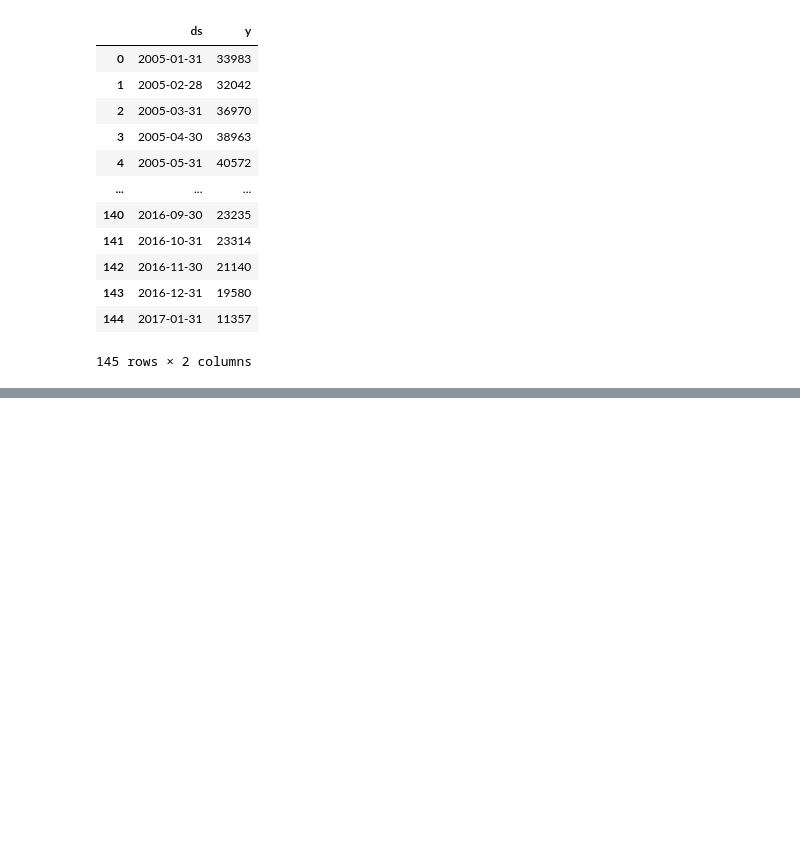
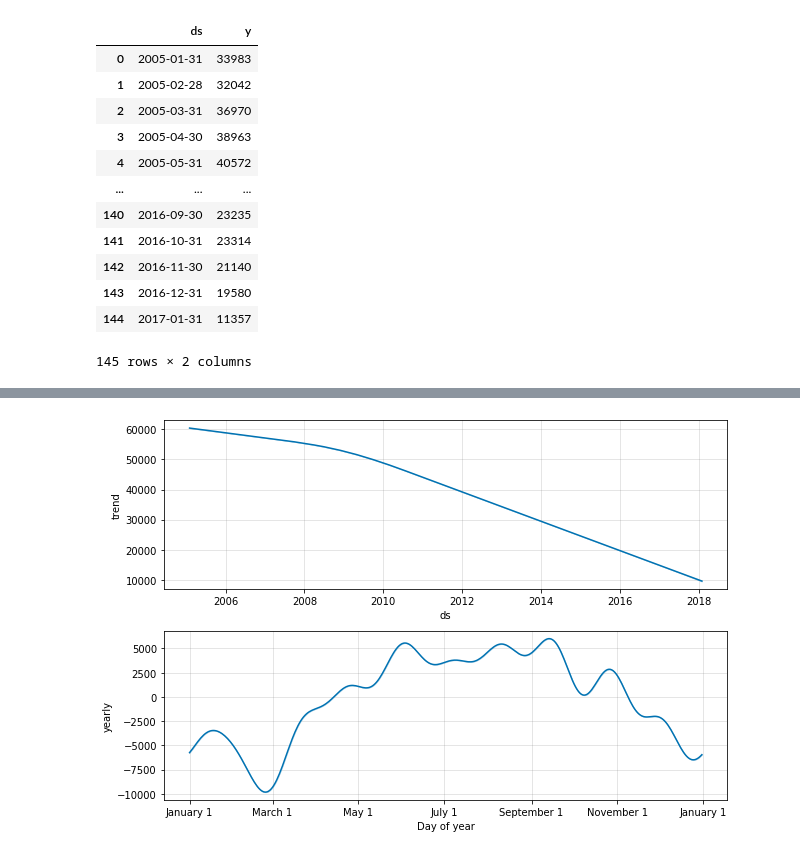
Before and after one commit to Hoangvo92/Machine-Learning-Practice-Projects, a Jupyter notebook: predictCrimeRateChicago/predict_crime_rate_in_chicago.ipynb, the cells around one changed output, grey strips where cells are left out. Saved outputs shown, nothing was run; the diff lists cells and outputs as text; code cells hidden in the pictures; blank space fills up the shorter version.

```diff
--- a/predictCrimeRateChicago/predict_crime_rate_in_chicago.ipynb
+++ b/predictCrimeRateChicago/predict_crime_rate_in_chicago.ipynb
@@ -355,0 +409,4 @@ chicago_prophet_df_final
+# %%
+figure = m.plot_components(forecast)
+# %% [output]
+[figure, added]
```
Also changed, not shown: parts of 10 cells of this notebook.
